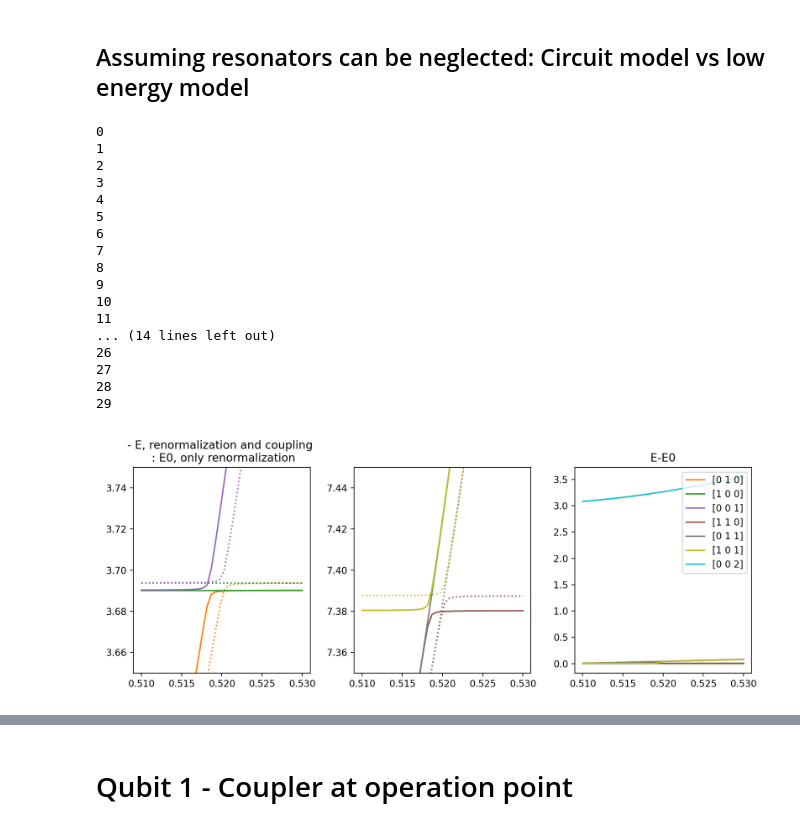
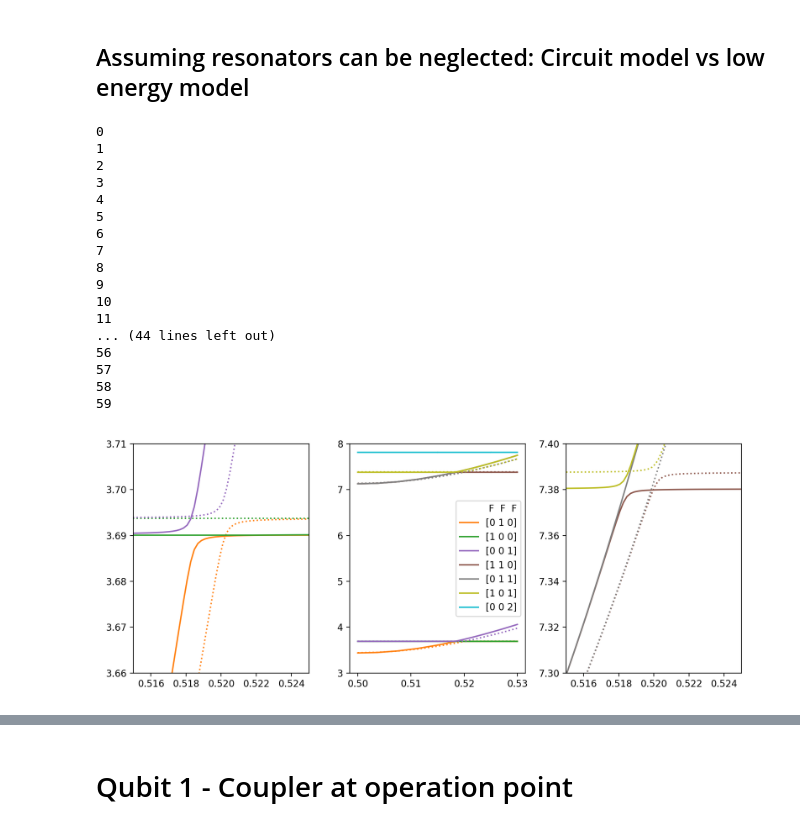
Before and after one commit to GabrielJauma/tunable-capacitive-coupling-flux-qubits, a Jupyter notebook: KIT/Experiments/qubit_C_qubit_C_qubit - coupling analysis.ipynb, the cells around one changed output, grey strips where cells are left out. Cells and saved outputs as stored; diff of their text form; code cells hidden in the pictures.

```diff
--- a/KIT/Experiments/qubit_C_qubit_C_qubit - coupling analysis.ipynb
+++ b/KIT/Experiments/qubit_C_qubit_C_qubit - coupling analysis.ipynb
@@ -137,7 +134,7 @@ for i, φ_ext_2 in enumerate(φ_ext_2_values):
 # %%
 fig, (ax1, ax2, ax3) = plt.subplots(ncols=3, figsize = [10,4], dpi=200)
 
-colors = figs.generate_colors_from_colormap(n_eig+3, 'tab10')
+colors = figs.generate_colors_from_colormap(n_eig+3, 'tab20')
 
 ax3.plot([], label='F  R  F R F R', color='white')
 for i, color in enumerate(colors):
@@ -148,12 +145,13 @@ for i, color in enumerate(colors):
         ax.plot(φ_ext_2_values, E0_circuits_full_A[:,i], ':', color=color)
 
 ax3.legend(loc='upper left', bbox_to_anchor=(1, 1))
-ax1.set_ylim([3.4,3.8])
-ax3.set_ylim([7,8])
+ax1.set_ylim([3.66,3.71])
+ax1.set_xlim([0.515, 0.52])
+ax3.set_ylim([7.3,7.4])
+ax3.set_xlim([0.515, 0.52])
 
 
 fig.suptitle('Coupled circuit model with resonators (-) vs uncoupled circuit model with resonators(:)')
-figs.export('Full model coupled vs uncoupled.pdf', fig)
 #
 # ax2.set_ylim([7.2,7.6])
 #ax.set_ylabel(r'$')
@@ -161,5 +159,7 @@ figs.export('Full model coupled vs uncoupled.pdf', fig)
 #ax.set_title(r'$')
 fig.tight_layout()
 fig.show()
+# figs.export('Full model coupled vs uncoupled.pdf', fig)
+
 plt.close('all')
 # %% [output]
@@ -254,10 +258,10 @@ _, _, ω_q3, μ_q3 =  np.load(opt_dir_low_ene +  '/qubit_3' + '.npz')['parameter
 
 g_list = [g_q1q2, g_q2q3, g_q1q3]
 # %%
-φ_ext_2_values = np.concatenate((np.linspace(0.51, 0.515, 5), np.linspace(0.515, 0.525, 20), np.linspace(0.525, 0.53, 5)))
+# φ_ext_2_values = np.concatenate((np.linspace(0.51, 0.515, 5), np.linspace(0.515, 0.525, 20), np.linspace(0.525, 0.53, 5)))
 # φ_ext_2_values = np.linspace(0.49,0.51)
 nmax_f = 15
-nmax_r = 6
+nmax_r = 5
 n_eig = 8
 n_eig_individual = 3
 
@@ -309,42 +313,36 @@ for i, φ_ext_2 in enumerate(φ_ext_2_values):
 9
 10
 11
-... (14 lines left out)
-26
-27
-28
-29
+... (44 lines left out)
+56
+57
+58
+59
 # %%
 fig, (ax1, ax2, ax3) = plt.subplots(ncols=3, figsize = [10,4], dpi=200)
 
 colors = figs.generate_colors_from_colormap(n_eig, 'tab10')
 
 ax2.plot([], label=' F  F  F', color='white')
 for i, color in enumerate(colors):
     if i ==0:
         continue
     for ax in [ax1, ax2, ax3]:
-        if ax != ax3:
-            ax.plot(φ_ext_2_values, E_circuits_nores[:,i], color=color)
-            ax.plot(φ_ext_2_values, E_low_energy[:,i], ':', color=color)
-        else:
-            ax.plot(φ_ext_2_values, np.abs(E_circuits_nores[:,i]-E_low_energy[:,i]), color=color, label=N_circuits_nores[0,i])
+        ax.plot(φ_ext_2_values, E_circuits_nores[:,i], color=color, label=N_circuits_nores[0,i])
+        ax.plot(φ_ext_2_values, E_low_energy[:,i], ':', color=color)
 
-ax1.set_title('- E, renormalization and coupling \n : E0, only renormalization')
-ax3.set_title(' E-E0 ')
 
-ax3.legend(loc='upper right')
+ax1.set_ylim([3.66,3.71])
+ax1.set_xlim([0.515, 0.525])
+ax2.set_ylim(3,8)
+ax3.set_ylim([7.3,7.4])
+ax3.set_xlim([0.515,  0.525])
+ax2.legend()
 
-# ax1.set_ylim([3.4,3.6])
-# ax3.set_ylim([0,0.01])
-ax1.set_ylim([3.65,3.75])
-ax2.set_ylim([7.35,7.45])
-#ax.set_ylabel(r'$')
-#ax.set_xlabel(r'$')
-#ax.set_title(r'$')
+
 fig.tight_layout()
 fig.show()
 plt.close('all')
 # %% [output]
-[figure, old version]
+[figure, new version]
 # %%
```
Also changed, not shown: parts of 6 cells of this notebook, 4 other files.
